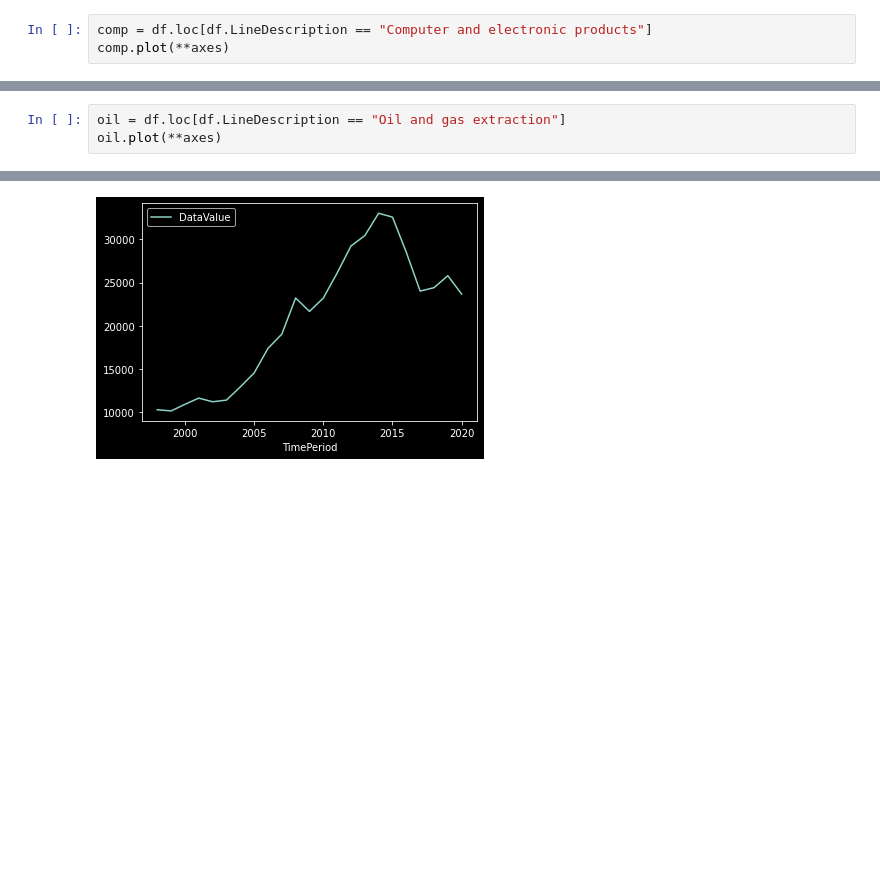
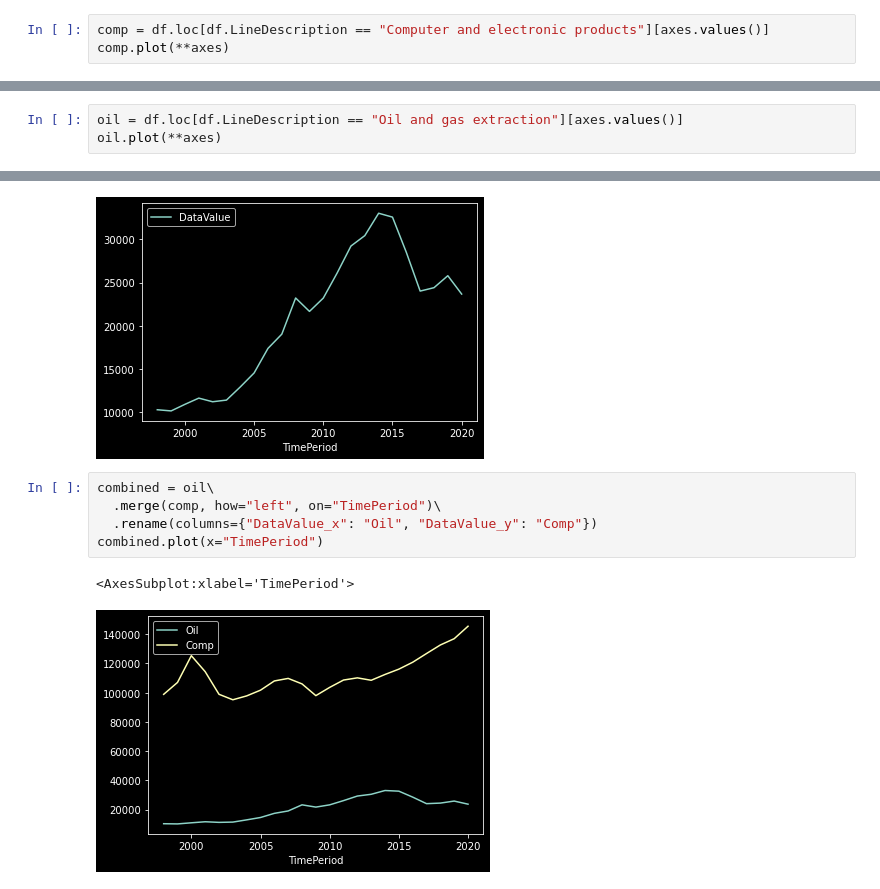
Before and after one commit to utkusarioglu/workshop-economics, a Jupyter notebook: src/personal-income.ipynb, the cells around one changed output, grey strips where cells are left out. Cells and saved outputs as stored; diff of their text form; blank space fills up the shorter version.

```diff
--- a/src/personal-income.ipynb
+++ b/src/personal-income.ipynb
@@ -101,14 +101,22 @@ array(['Wages and salaries', 'Domestic industries', 'Private industries',
        'Oil and gas extraction', 'Mining, except oil and gas',
        'Support activities for mining'], dtype=object)
 # %%
-comp = df.loc[df.LineDescription == "Computer and electronic products"]
+comp = df.loc[df.LineDescription == "Computer and electronic products"][axes.values()]
 comp.plot(**axes)
 # %% [output]
 <AxesSubplot:xlabel='TimePeriod'>
 [figure]
 # %%
-oil = df.loc[df.LineDescription == "Oil and gas extraction"]
+oil = df.loc[df.LineDescription == "Oil and gas extraction"][axes.values()]
 oil.plot(**axes)
 # %% [output]
 <AxesSubplot:xlabel='TimePeriod'>
 [figure]
+# %%
+combined = oil\
+  .merge(comp, how="left", on="TimePeriod")\
+  .rename(columns={"DataValue_x": "Oil", "DataValue_y": "Comp"})
+combined.plot(x="TimePeriod")
+# %% [output]
+<AxesSubplot:xlabel='TimePeriod'>
+[figure, added]
```
Also changed, not shown: parts of 4 cells of this notebook.
